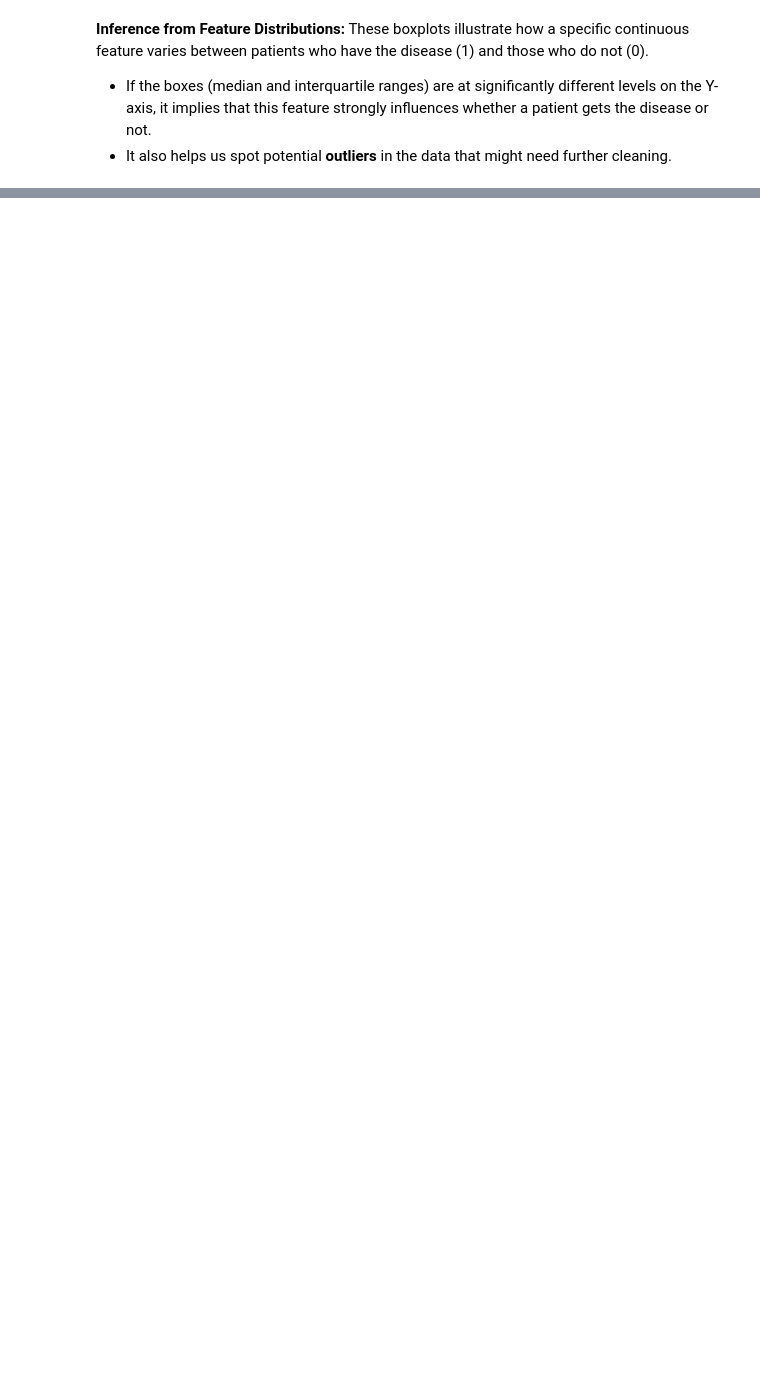
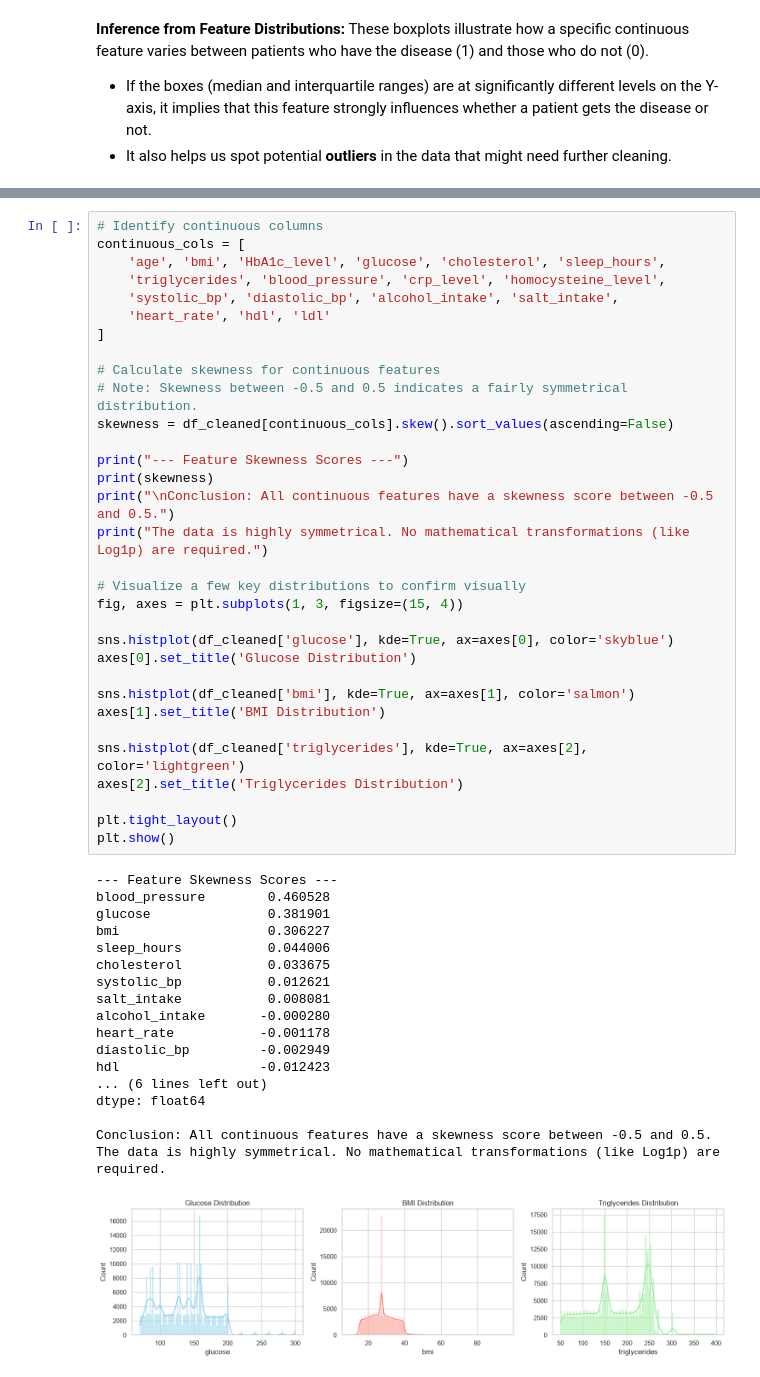
Before and after one commit to abdulrahmanjamal72/MedicalSystem, a Jupyter notebook: notebook.ipynb, the cells around one changed output, grey strips where cells are left out. Drawn from its saved outputs; the diff is of its cells as text; blank space fills up the shorter version.

```diff
--- a/notebook.ipynb
+++ b/notebook.ipynb
@@ -152,0 +229,51 @@ These boxplots illustrate how a specific continuous feature varies between patie
+# %%
+# Identify continuous columns
+continuous_cols = [
+    'age', 'bmi', 'HbA1c_level', 'glucose', 'cholesterol', 'sleep_hours',
+    'triglycerides', 'blood_pressure', 'crp_level', 'homocysteine_level',
+    'systolic_bp', 'diastolic_bp', 'alcohol_intake', 'salt_intake',
+    'heart_rate', 'hdl', 'ldl'
+]
+
+# Calculate skewness for continuous features
+# Note: Skewness between -0.5 and 0.5 indicates a fairly symmetrical distribution.
+skewness = df_cleaned[continuous_cols].skew().sort_values(ascending=False)
+
+print("--- Feature Skewness Scores ---")
+print(skewness)
+print("\nConclusion: All continuous features have a skewness score between -0.5 and 0.5.")
+print("The data is highly symmetrical. No mathematical transformations (like Log1p) are required.")
+
+# Visualize a few key distributions to confirm visually
+fig, axes = plt.subplots(1, 3, figsize=(15, 4))
+
+sns.histplot(df_cleaned['glucose'], kde=True, ax=axes[0], color='skyblue')
+axes[0].set_title('Glucose Distribution')
+
+sns.histplot(df_cleaned['bmi'], kde=True, ax=axes[1], color='salmon')
+axes[1].set_title('BMI Distribution')
+
+sns.histplot(df_cleaned['triglycerides'], kde=True, ax=axes[2], color='lightgreen')
+axes[2].set_title('Triglycerides Distribution')
+
+plt.tight_layout()
+plt.show()
+# %% [output]
+--- Feature Skewness Scores ---
+blood_pressure        0.460528
+glucose               0.381901
+bmi                   0.306227
+sleep_hours           0.044006
+cholesterol           0.033675
+systolic_bp           0.012621
+salt_intake           0.008081
+alcohol_intake       -0.000280
+heart_rate           -0.001178
+diastolic_bp         -0.002949
+hdl                  -0.012423
+... (6 lines left out)
+dtype: float64
+
+Conclusion: All continuous features have a skewness score between -0.5 and 0.5.
+The data is highly symmetrical. No mathematical transformations (like Log1p) are required.
+[figure, added]
```
Also changed, not shown: parts of 24 cells of this notebook, 1 other file.
